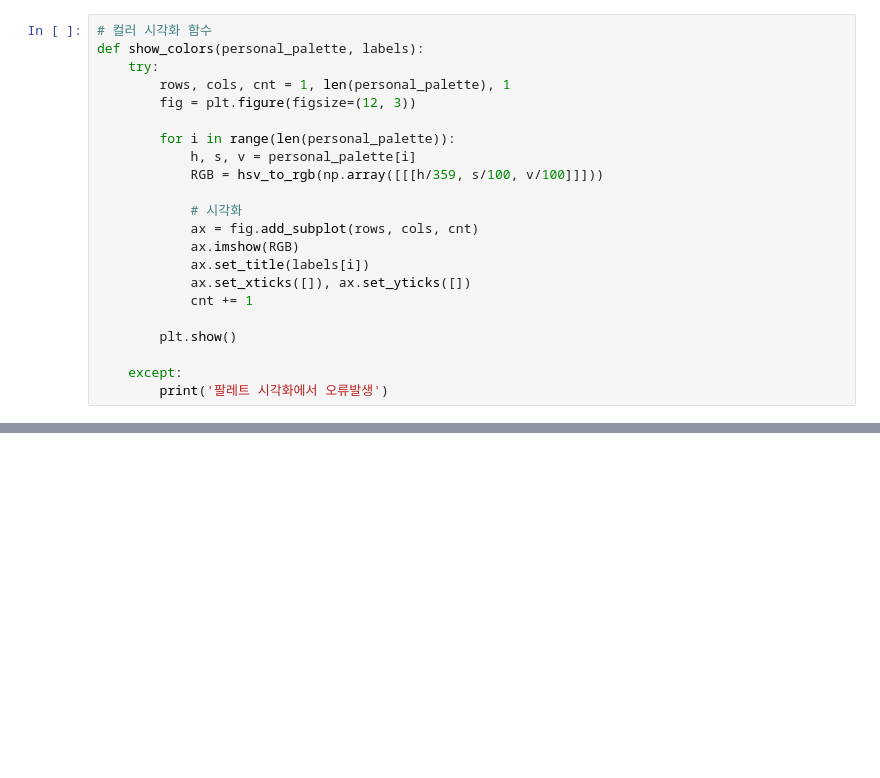
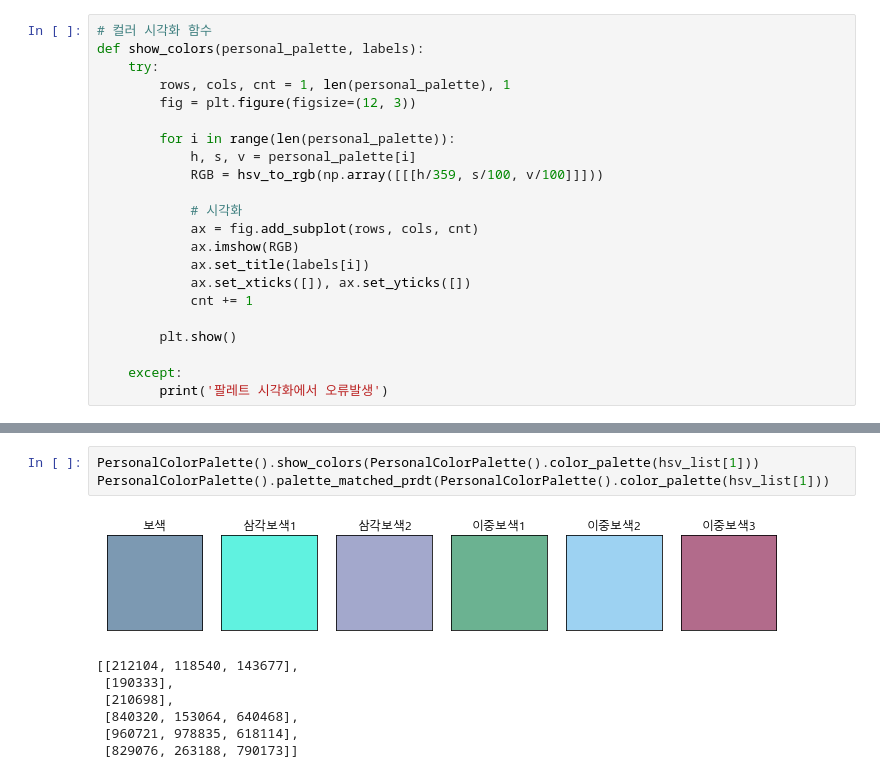
Before and after one commit to slmteruto/CAI, a Jupyter notebook: jay/personal_color_palette.ipynb, the cells around one changed output, grey strips where cells are left out. Drawn from its saved outputs; the diff is of its cells as text; blank space fills up the shorter version.

```diff
--- a/jay/personal_color_palette.ipynb
+++ b/jay/personal_color_palette.ipynb
@@ -358,0 +639,11 @@ for i in range(len(matched_prdt)):
+# %%
+PersonalColorPalette().show_colors(PersonalColorPalette().color_palette(hsv_list[1]))
+PersonalColorPalette().palette_matched_prdt(PersonalColorPalette().color_palette(hsv_list[1]))
+# %% [output]
+[figure, added]
+[[212104, 118540, 143677],
+ [190333],
+ [210698],
+ [840320, 153064, 640468],
+ [960721, 978835, 618114],
+ [829076, 263188, 790173]]
```
Also changed, not shown: parts of 10 cells of this notebook.
